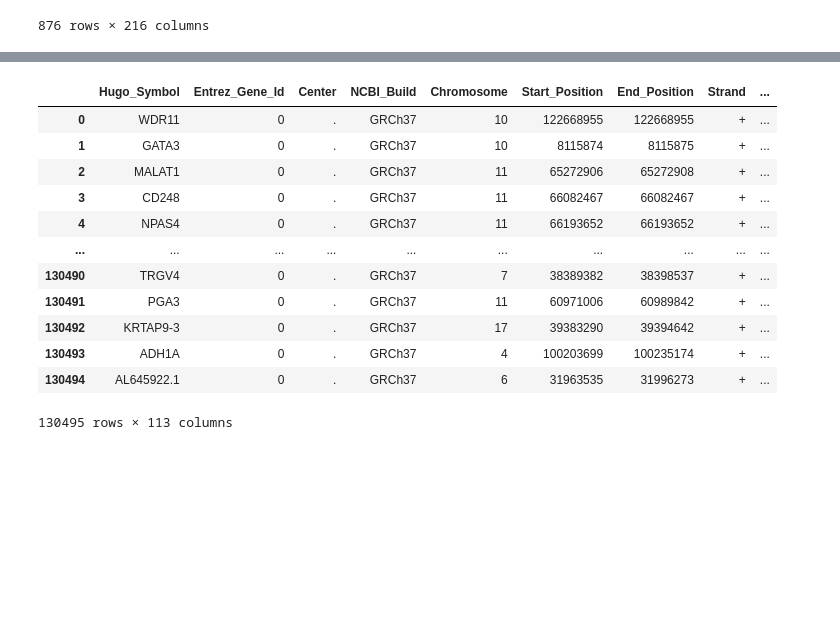
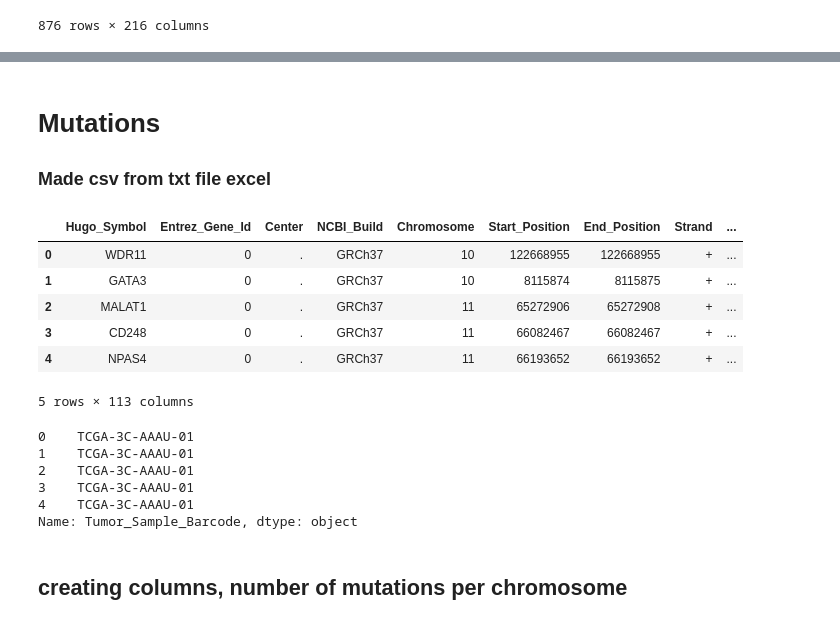
Before and after one commit to walleser/brca_tcga, a Jupyter notebook: read_data.ipynb, the cells around one changed output, grey strips where cells are left out. Drawn from its saved outputs; the diff is of its cells as text; code cells hidden in the pictures; blank space fills up the shorter version.

```diff
--- a/read_data.ipynb
+++ b/read_data.ipynb
@@ -107,17 +164,16 @@ mutations_filename = "data_mutations_extended.txt"
+# %% [markdown]
+# Mutations
+### Made csv from txt file excel
+# %%
+mutations_filename= "mutations_brca.csv"
 # %%
-mutations = pd.read_csv(directory+mutations_filename, sep='\t')
-mutations
+mutations = pd.read_csv(directory+mutations_filename)
+mutations.head()
 # %% [output]
 |  | Hugo_Symbol | Entrez_Gene_Id | Center | NCBI_Build | Chromosome | Start_Position | End_Position | Strand | ... |
 | 0 | WDR11 | 0 | . | GRCh37 | 10 | 122668955 | 122668955 | + | ... |
 | 1 | GATA3 | 0 | . | GRCh37 | 10 | 8115874 | 8115875 | + | ... |
 | 2 | MALAT1 | 0 | . | GRCh37 | 11 | 65272906 | 65272908 | + | ... |
 | 3 | CD248 | 0 | . | GRCh37 | 11 | 66082467 | 66082467 | + | ... |
 | 4 | NPAS4 | 0 | . | GRCh37 | 11 | 66193652 | 66193652 | + | ... |
-| ... | ... | ... | ... | ... | ... | ... | ... | ... | ... |
-| 130490 | TRGV4 | 0 | . | GRCh37 | 7 | 38389382 | 38398537 | + | ... |
-| 130491 | PGA3 | 0 | . | GRCh37 | 11 | 60971006 | 60989842 | + | ... |
-| 130492 | KRTAP9-3 | 0 | . | GRCh37 | 17 | 39383290 | 39394642 | + | ... |
-| 130493 | ADH1A | 0 | . | GRCh37 | 4 | 100203699 | 100235174 | + | ... |
-| 130494 | AL645922.1 | 0 | . | GRCh37 | 6 | 31963535 | 31996273 | + | ... |
-130495 rows × 113 columns
+5 rows × 113 columns
@@ -125,0 +180,11 @@ mutations_mskcc_filename = "data_mutations_mskcc.txt"
+# %%
+mutations['Tumor_Sample_Barcode'].head()
+# %% [output]
+0    TCGA-3C-AAAU-01
+1    TCGA-3C-AAAU-01
+2    TCGA-3C-AAAU-01
+3    TCGA-3C-AAAU-01
+4    TCGA-3C-AAAU-01
+Name: Tumor_Sample_Barcode, dtype: object
+# %% [markdown]
+## creating columns, number of mutations per chromosome
```
Also changed, not shown: parts of 27 cells of this notebook.
